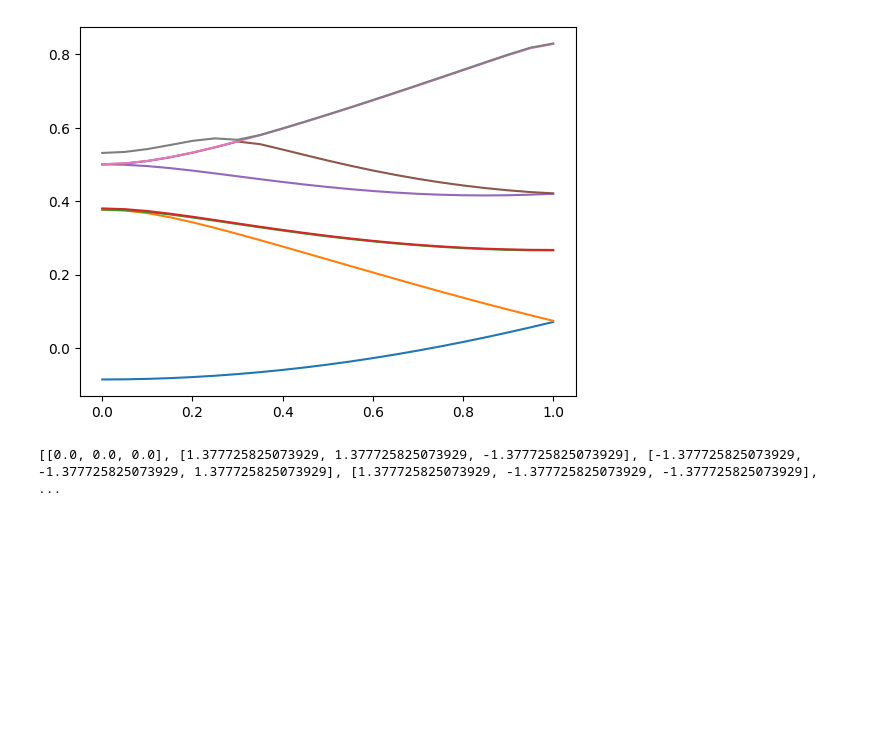
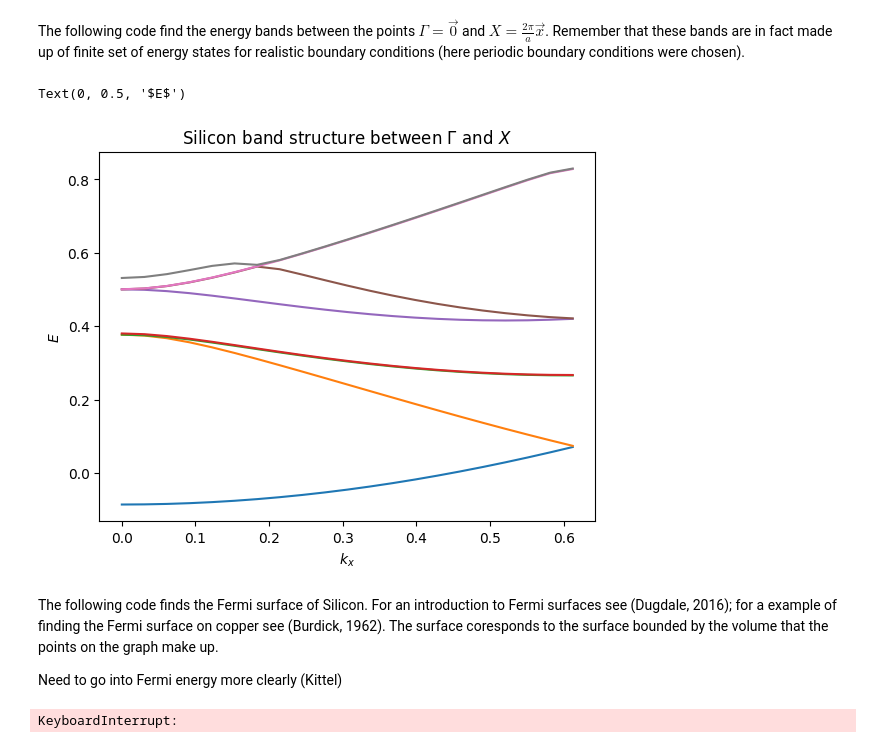
Before and after one commit to Williame33445/physics-projects, a Jupyter notebook: periodic-solids/pseudopotential-methods-for-silicon.ipynb, the cells around one changed output. Saved outputs shown, nothing was run; the diff lists cells and outputs as text; code cells hidden in the pictures; blank space fills up the shorter version.

Commit message:
started to write pseudopotential notes; silicon fermi surface calculation is wrong, i am not just considering the BZ1

```diff
--- a/periodic-solids/pseudopotential-methods-for-silicon.ipynb
+++ b/periodic-solids/pseudopotential-methods-for-silicon.ipynb
@@ -21,9 +41,19 @@ N = (2*nLim + 1)**3
 # %%
+#simulation parameters
+nLim = 2
+KsNum = (2*nLim + 1)**3
+
+#finds Ks
 Ks = []
 for l,m,n in itertools.product(range(-nLim,nLim+1), repeat=3):
     Ks.append(np.array([l,m,n]))
 # %%
+offset = np.ones(3)/8
+
 def V(KSquared):
+    """
+    Function that finds Fourier components of pseudo-potential.
+    """
     if KSquared == 3:
         return -0.1121
     elif KSquared == 8:
@@ -34,9 +64,12 @@ def V(KSquared):
 
 
 def getE(k):
-    H = np.empty([N, N])
+    """
+    Finds energy for a given k vector.
+    """
+    H = np.empty([KsNum, KsNum])
 
-    for r, c in itertools.product(range(N), repeat=2):
+    for r, c in itertools.product(range(KsNum), repeat=2):
         if r == c:
             K = basisMatrix @ Ks[r]
             H[r,c] = 0.5*(2*np.pi*np.linalg.norm(k+K)/a)**2
@@ -47,7 +80,11 @@ def getE(k):
                 H[r,c] = 0
             else:
                 H[r,c] = VCoef * np.cos(2*np.pi*deltaK @ offset)
+
+    #find energies and return smallest 8
     eigvals = np.linalg.eigvals(H)
     eigvals.sort()
     return eigvals[:8]
+# %% [markdown]
+The following code find the energy bands between the points $\Gamma = \vec{0}$ and $X = \frac{2\pi}{a}\vec{x}$. Remember that these bands are in fact made up of finite set of energy states for realistic boundary conditions (here periodic boundary conditions were chosen).
 # %%
@@ -59,28 +97,36 @@ for j,k in enumerate(ks):
     for i in range(8):
         Es[i,j] = energyArr[i]
 # %%
-kx = list(map(lambda k: k[0],ks))
+#find x components and scale appropriately
+kx = list(map(lambda k: k[0],2*np.pi*np.array(ks)/a))
 
-
+#graph energy levels
 for i in range(8):
     plt.plot(kx,Es[i])
+
+plt.title(r"Silicon band structure between $\Gamma$ and $X$")
+plt.xlabel(r"$k_x$")
+plt.ylabel(r"$E$")
 # %% [output]
+Text(0, 0.5, '$E$')
-[figure, old version]
+[figure, new version]
-# %%
-Ndiv2 = 2
-
-KEAllowed = []
-for l,m,n in itertools.product(range(-Ndiv2-2,Ndiv2 +3), repeat=3):
-    K = 2*np.pi*basisMatrix@np.array([l/(2*Ndiv2),m/(2*Ndiv2),n/(2*Ndiv2)])/a
-    for i,E in enumerate(getE(K)):
-        Ki = 2*np.pi*basisMatrix@np.array([l,m,n])/a
-        KEAllowed.append(list(K + 2*Ki)+[E]) #need to use extended viewpoint
-
-KEAllowed = sorted(KEAllowed,key=lambda l: l[3]) #better names and should find the fermi level
-
-
-KAllowed = list(map(lambda KE: KE[:3],KEAllowed))
-KOccupied = KAllowed[:16*Ndiv2**3]
-print(KAllowed)
-# %% [output]
-[[0.0, 0.0, 0.0], [1.377725825073929, 1.377725825073929, -1.377725825073929], [-1.377725825073929, -1.377725825073929, 1.377725825073929], [1.377725825073929, -1.377725825073929, -1.377725825073929],  ...
+# %% [markdown]
+The following code finds the Fermi surface of Silicon. For an introduction to Fermi surfaces see (Dugdale, 2016); for a example of finding the Fermi surface on copper see (Burdick, 1962). The surface coresponds to the surface bounded by the volume that the points on the graph make up.
+
+Need to go into Fermi energy more clearly (Kittel)
+# %%
+#N value for periodic boundary conditions
+N = 6
+halfN = 3
+
+#use reduced scheme its better for visualisation
+
+#find energy levels for allowed K points
+KEAllowed = [[] for i in range(8)]
+for l,m,n in itertools.product(range(-halfN,halfN), repeat=3):
+    K = basisMatrix@np.array([l,m,n])/halfN
+    Es = getE(K)
+    for i,Ei in enumerate(getE(K)):
+        KEAllowed[i].append(list(K)+[Ei])
+# %% [output]
+KeyboardInterrupt:
```
Also changed, not shown: parts of 9 cells of this notebook, 1 other file.
